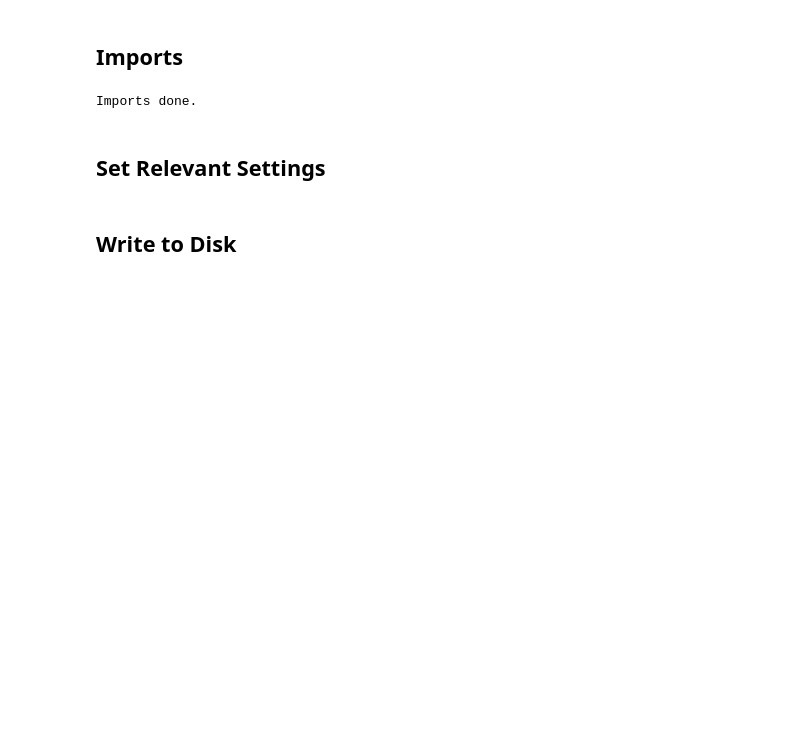
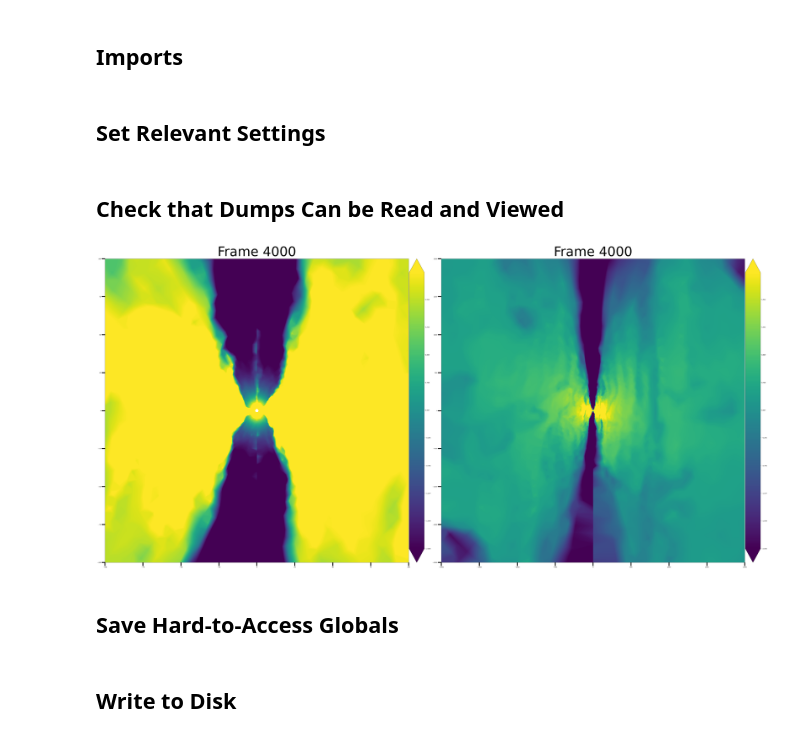
Before and after one commit to JackHanke/bh, a Jupyter notebook: writeToDisk.ipynb, the cells around one changed output. Cells and saved outputs as stored; diff of their text form; code cells hidden in the pictures; blank space fills up the shorter version.

Commit message:
plotting from disk

```diff
--- a/writeToDisk.ipynb
+++ b/writeToDisk.ipynb
@@ -8,11 +8,11 @@ import time
 global notebook
 notebook = 1
 
-dir = '/global/u1/j/jackh/bh/harm2d'
+dir = os.getenv('HOME')+'/bh/harm2d'
 os.chdir(dir)
 
 import yaml
-with open('config.yml', 'r') as file
+with open('../config.yaml', 'r') as file:
     config = yaml.safe_load(file)
 
 %run -i setup.py build_ext --inplace
@@ -20,8 +20,6 @@ with open('config.yml', 'r') as file
 %matplotlib inline
 import matplotlib
 print('Imports done.')
-# %% [output]
-Imports done.
 # %% [markdown]
 ## Set Relevant Settings
 # %%
@@ -56,3 +54,5 @@ check_files=1
 notebook=1
 interpolate_var=0
 AMR = 0 # get all data in grid
+# %% [markdown]
+## Check that Dumps Can be Read and Viewed
@@ -58,0 +71,16 @@ AMR = 0 # get all data in grid
+# %%
+import os
+dir = os.getenv('HOME')+'/bh'
+os.chdir(dir)
+
+from utils.render import plot_frame
+
+DATA_PATH = os.getenv('SCRATCH')+"/data.hdf5"
+
+dump = 4000
+#
+plot_frame(data_path=DATA_PATH, variable_name='log(rho)', dump_number=dump, save_path=None)
+# %% [output]
+[figure, added]
+# %% [markdown]
+## Save Hard-to-Access Globals
```
Also changed, not shown: parts of 3 cells of this notebook, 4 other files.
